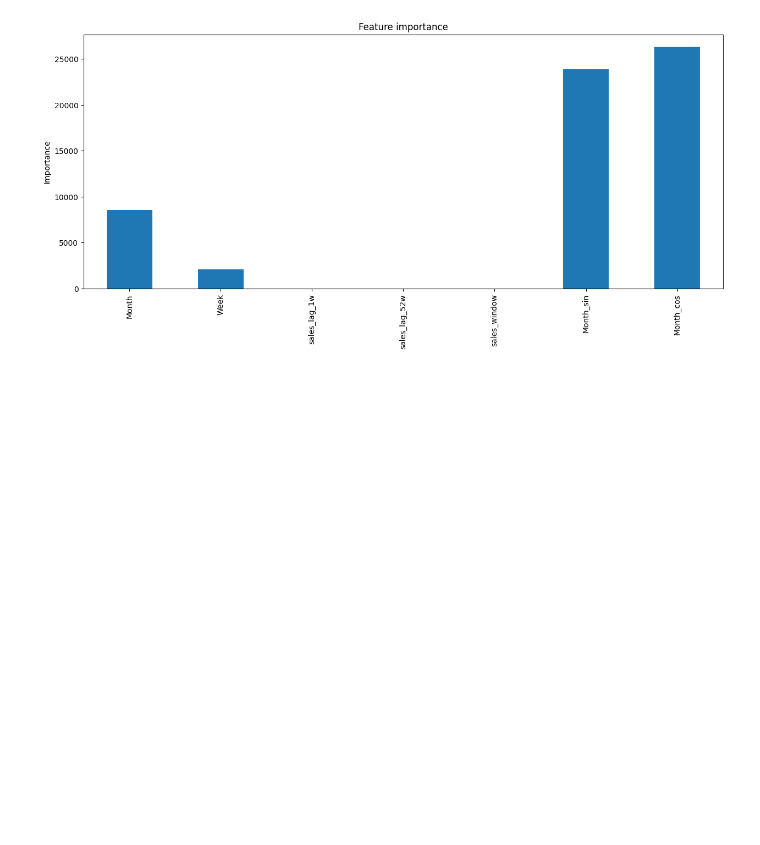
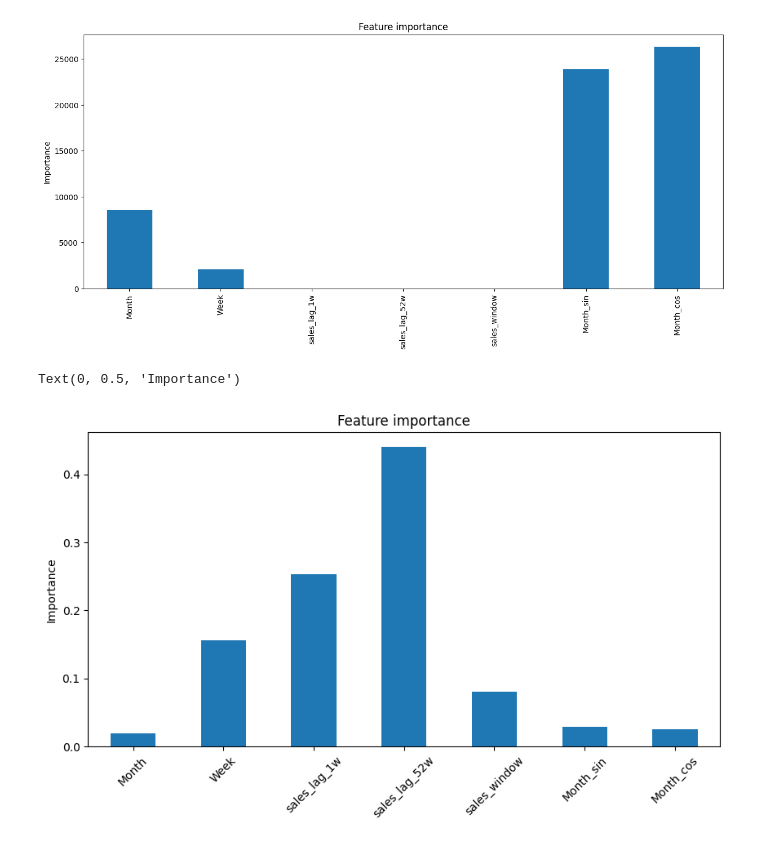
Before and after one commit to ivelin/feature-engineering-for-time-series-forecasting, a Jupyter notebook: assignments/02-tabularizing-time-series/assignment.ipynb, the cells around one changed output. Cells and saved outputs as stored; diff of their text form; code cells hidden in the pictures; blank space fills up the shorter version.

```diff
--- a/assignments/02-tabularizing-time-series/assignment.ipynb
+++ b/assignments/02-tabularizing-time-series/assignment.ipynb
@@ -580,3 +580,19 @@ plt.ylabel("Importance")
 # %% [output]
 Text(0, 0.5, 'Importance')
 [figure]
+# %%
+# feature's importance for the random forest model.
+
+# Create series with feature importance.
+tmp = pd.Series(rf_model.feature_importances_)
+
+# Let's add the variable names.
+tmp.index = X_train.columns
+
+# Let's make a bar plot.
+tmp.plot.bar(figsize=(10, 5), rot=45)
+plt.title("Feature importance")
+plt.ylabel("Importance")
+# %% [output]
+Text(0, 0.5, 'Importance')
+[figure, added]
```
